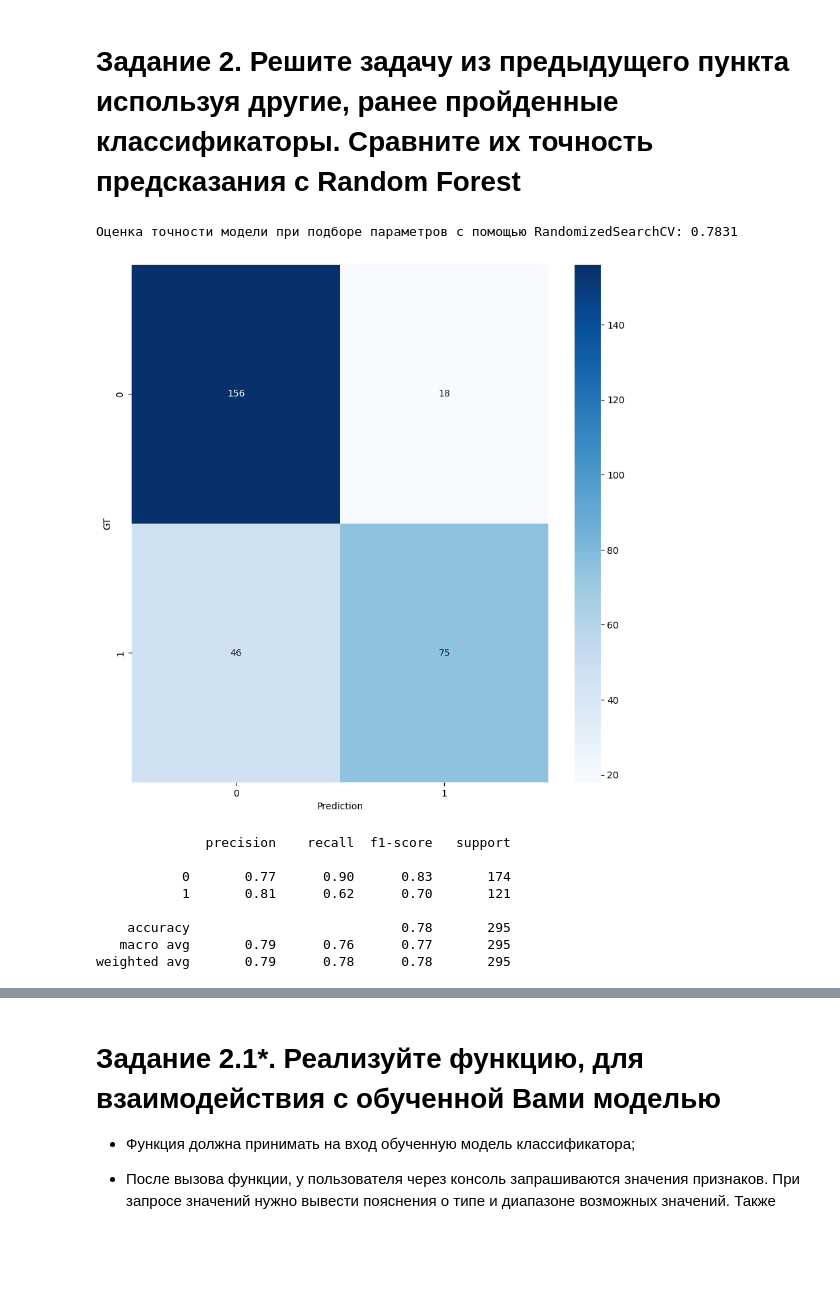
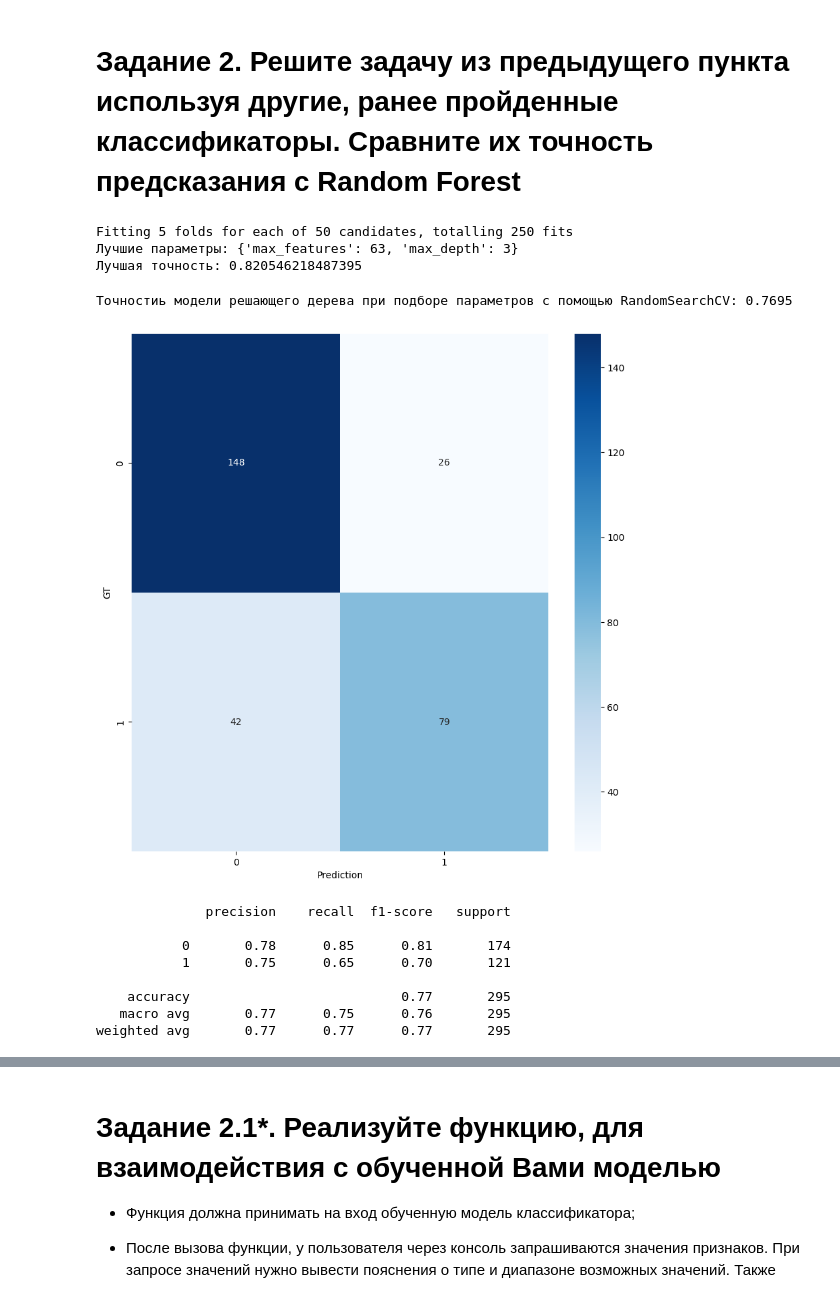
Before and after one commit to PGV1000/data_mining, a Jupyter notebook: Медведев_ПР_№5_Random_forest.ipynb, the cells around one changed output, grey strips where cells are left out. Saved outputs shown, nothing was run; the diff lists cells and outputs as text; code cells hidden in the pictures; blank space fills up the shorter version.

```diff
--- a/Медведев_ПР_№5_Random_forest.ipynb
+++ b/Медведев_ПР_№5_Random_forest.ipynb
@@ -240,9 +244,9 @@ Fitting 2 folds for each of 5940 candidates, totalling 11880 fits
 # %% [markdown]
 ## 9. Оценка лучшей модели:
 # %%
-rf1 = RandomForestClassifier()
-rf1.fit(x_train, y_train)
-y_pred1 = rf1.predict(x_test)
-print('Оценка точности базовой модели: {0:0.4f}'.format(accuracy_score(y_test, y_pred1)))
-count_metrics(y_test, y_pred1)
+rfc_best = RandomForestClassifier(n_estimators=28, max_depth=25, max_leaf_nodes=12)
+rfc_best.fit(x_train, y_train)
+y_pred = rfc_best.predict(x_test)
+print('Оценка точности базовой модели: {0:0.4f}'.format(accuracy_score(y_test, y_pred)))
+count_metrics(y_test, y_pred)
 # %% [output]
@@ -259,19 +263,48 @@ weighted avg       0.75      0.76      0.75       295
 # %% [markdown]
 # Задание 2. Решите задачу из предыдущего пункта используя другие, ранее пройденные классификаторы. Сравните их точность предсказания с Random Forest
+# %%
+warnings.filterwarnings('ignore')
+max_depth = [int(x) for x in np.linspace(start=1, stop=100, num=50)]
+max_features = [int(x) for x in np.linspace(1, 100, num=50)]
+max_depth.append(None)
+random_grid = {
+    'max_depth': max_depth,
+    'max_features': max_features
+}
+dtc = DecisionTreeClassifier(random_state=1)
+dtc_rs = RandomizedSearchCV(
+    estimator=dtc,                # модель для настройки
+    param_distributions=random_grid, # словарь с параметрами для случайного поиска
+    n_iter=50,                      # количество итераций (случайных наборов гиперпараметров)
+    scoring='accuracy',              # метрика для оценки качества моделей
+    cv=5,                            # количество фолдов для кросс-валидации
+    verbose=1,                       # уровень детализации вывода
+    random_state=1,                 # фиксированный сид для воспроизводимости результатов
+    n_jobs=-1                        # использование всех доступных ядер процессора
+)
+dtc_rs.fit(x_train, y_train)
+dtc_rs_best_params = dtc_rs.best_params_
+dtc_rs_best_score = dtc_rs.best_score_
+print(f"Лучшие параметры: {dtc_rs_best_params}")
+print(f'Лучшая точность: {dtc_rs_best_score}')
+# %% [output]
+Fitting 5 folds for each of 50 candidates, totalling 250 fits
+Лучшие параметры: {'max_features': 63, 'max_depth': 3}
+Лучшая точность: 0.820546218487395
 # %%
-rf2 = RandomForestClassifier(**rf_best_params)
-rf2.fit(x_train, y_train)
-y_pred2 = rf2.predict(x_test)
-print('Оценка точности модели при подборе параметров с помощью RandomizedSearchCV: {0:0.4f}'.format(accuracy_score(y_test, y_pred2)))
-count_metrics(y_test, y_pred2)
+dtc_best = DecisionTreeClassifier(max_depth=3, max_features=63)
+dtc_best.fit(x_train, y_train)
+y_pred = dtc_best.predict(x_test)
+print('Точностиь модели решающего дерева при подборе параметров с помощью RandomSearchCV: {0:0.4f}'.format(accuracy_score(y_test, y_pred)))
+count_metrics(y_test, y_pred)
 # %% [output]
-Оценка точности модели при подборе параметров с помощью RandomizedSearchCV: 0.7831
+Точностиь модели решающего дерева при подборе параметров с помощью RandomSearchCV: 0.7695
-[figure, old version]
+[figure, new version]
               precision    recall  f1-score   support
 
-           0       0.77      0.90      0.83       174
-           1       0.81      0.62      0.70       121
+           0       0.78      0.85      0.81       174
+           1       0.75      0.65      0.70       121
 
-    accuracy                           0.78       295
-   macro avg       0.79      0.76      0.77       295
-weighted avg       0.79      0.78      0.78       295
+    accuracy                           0.77       295
+   macro avg       0.77      0.75      0.76       295
+weighted avg       0.77      0.77      0.77       295
```
Also changed, not shown: parts of 41 cells of this notebook.
